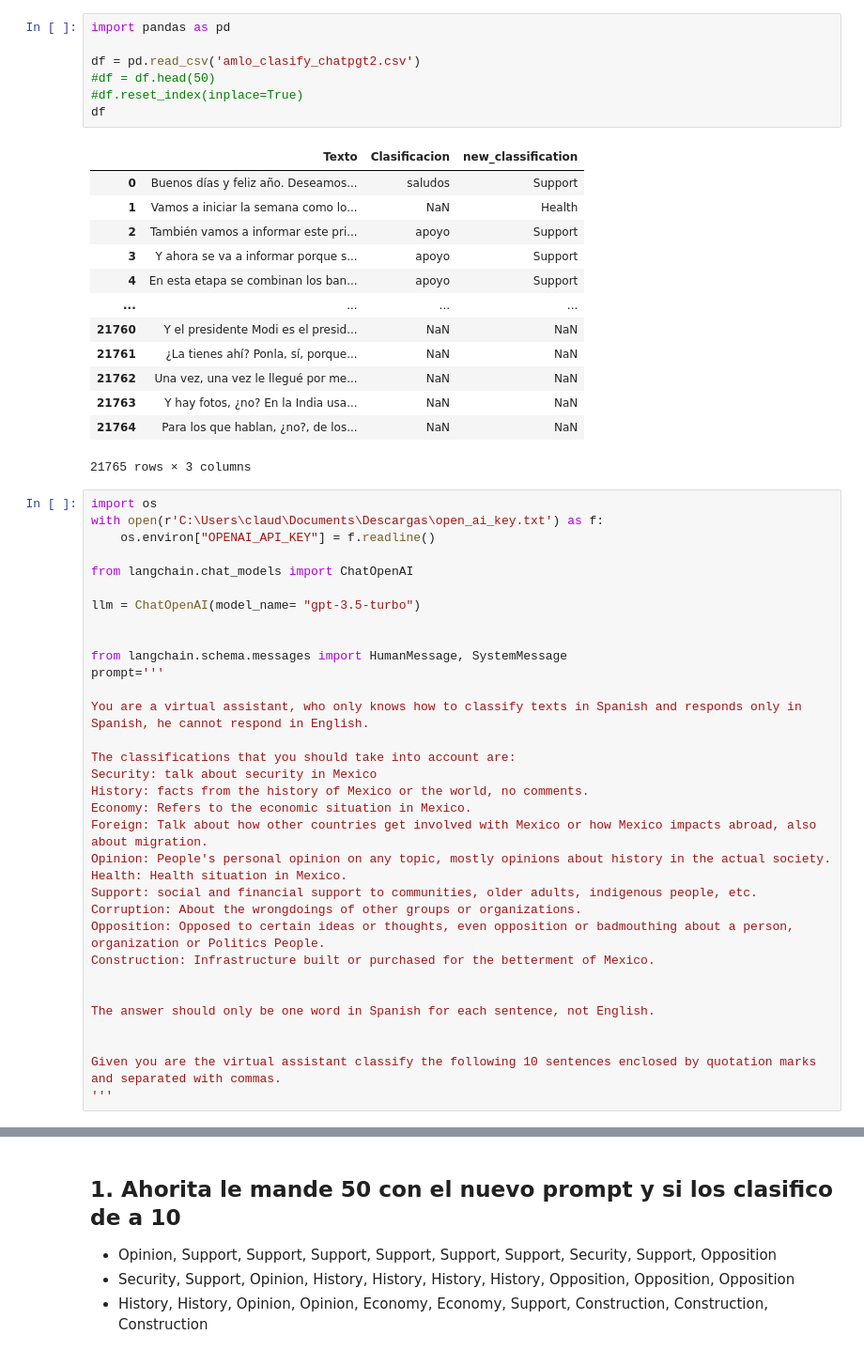
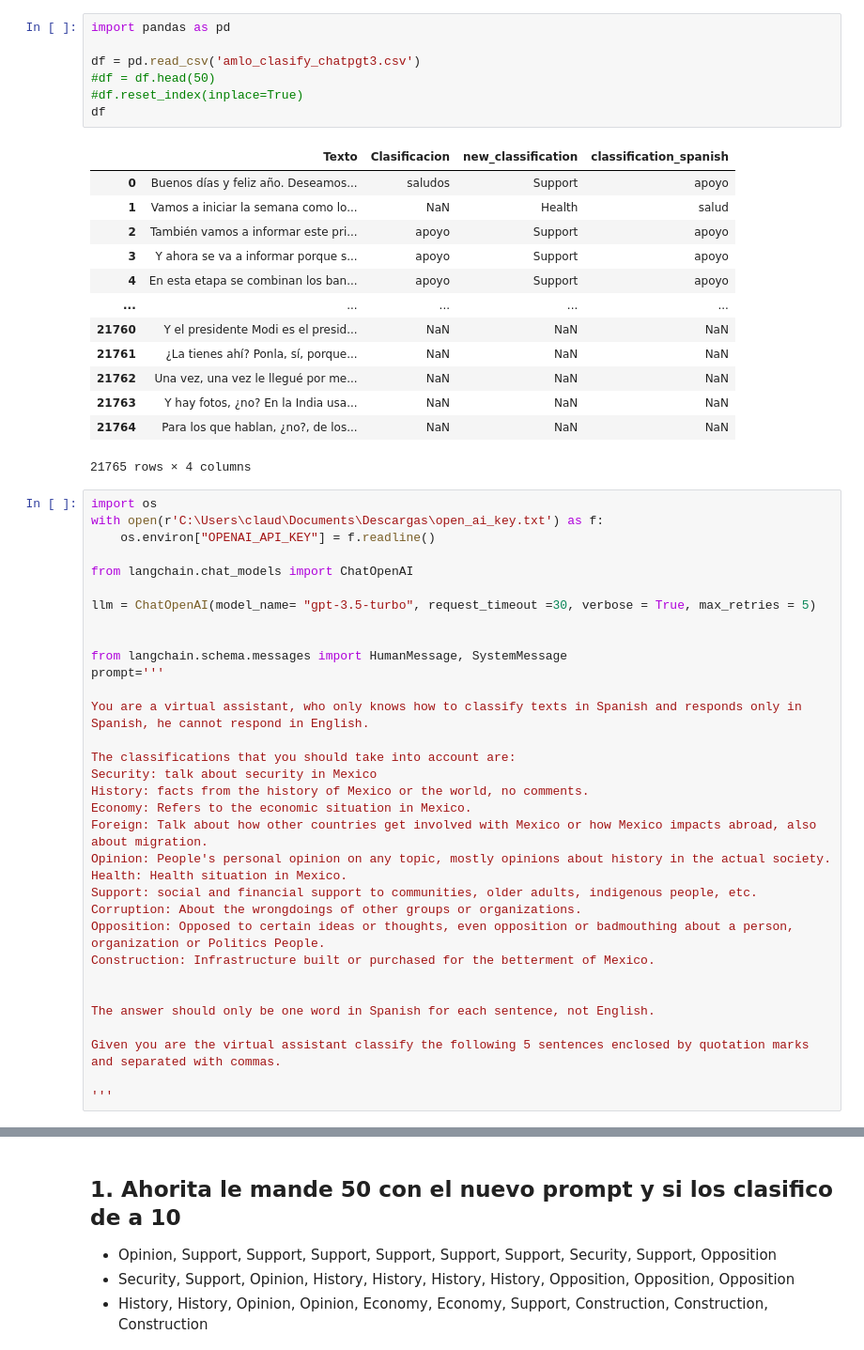
Before and after one commit to danielhtoledo2002/AMLO-CLASIFIER, a Jupyter notebook: OpenAi/Classify_amlo.ipynb, the cells around one changed output, grey strips where cells are left out. Shown at 94% size. Saved outputs shown, nothing was run; the diff lists cells and outputs as text.

Commit message:
Classify code complete
The only problem is some rare values that should be dropped around 50

```diff
--- a/OpenAi/Classify_amlo.ipynb
+++ b/OpenAi/Classify_amlo.ipynb
@@ -1,24 +1,24 @@
 # %%
 import pandas as pd
 
-df = pd.read_csv('amlo_clasify_chatpgt2.csv')
+df = pd.read_csv('amlo_clasify_chatpgt3.csv')
 #df = df.head(50)
 #df.reset_index(inplace=True)
 df
 # %% [output]
-|  | Texto | Clasificacion | new_classification |
-| 0 | Buenos días y feliz año. Deseamos... | saludos | Support |
-| 1 | Vamos a iniciar la semana como lo... | NaN | Health |
-| 2 | También vamos a informar este pri... | apoyo | Support |
-| 3 | Y ahora se va a informar porque s... | apoyo | Support |
-| 4 | En esta etapa se combinan los ban... | apoyo | Support |
-| ... | ... | ... | ... |
-| 21760 | Y el presidente Modi es el presid... | NaN | NaN |
-| 21761 | ¿La tienes ahí? Ponla, sí, porque... | NaN | NaN |
-| 21762 | Una vez, una vez le llegué por me... | NaN | NaN |
-| 21763 | Y hay fotos, ¿no? En la India usa... | NaN | NaN |
-| 21764 | Para los que hablan, ¿no?, de los... | NaN | NaN |
+|  | Texto | Clasificacion | new_classification | classification_spanish |
+| 0 | Buenos días y feliz año. Deseamos... | saludos | Support | apoyo |
+| 1 | Vamos a iniciar la semana como lo... | NaN | Health | salud |
+| 2 | También vamos a informar este pri... | apoyo | Support | apoyo |
+| 3 | Y ahora se va a informar porque s... | apoyo | Support | apoyo |
+| 4 | En esta etapa se combinan los ban... | apoyo | Support | apoyo |
+| ... | ... | ... | ... | ... |
+| 21760 | Y el presidente Modi es el presid... | NaN | NaN | NaN |
+| 21761 | ¿La tienes ahí? Ponla, sí, porque... | NaN | NaN | NaN |
+| 21762 | Una vez, una vez le llegué por me... | NaN | NaN | NaN |
+| 21763 | Y hay fotos, ¿no? En la India usa... | NaN | NaN | NaN |
+| 21764 | Para los que hablan, ¿no?, de los... | NaN | NaN | NaN |
-21765 rows × 3 columns
+21765 rows × 4 columns
 # %%
 import os
 with open(r'C:\Users\claud\Documents\Descargas\open_ai_key.txt') as f:
@@ -26,7 +26,7 @@ with open(r'C:\Users\claud\Documents\Descargas\open_ai_key.txt') as f:
 
 from langchain.chat_models import ChatOpenAI
 
-llm = ChatOpenAI(model_name= "gpt-3.5-turbo")
+llm = ChatOpenAI(model_name= "gpt-3.5-turbo", request_timeout =30, verbose = True, max_retries = 5)
 
 
 from langchain.schema.messages import HumanMessage, SystemMessage
@@ -49,8 +49,8 @@ Construction: Infrastructure built or purchased for the betterment of Mexico.
 
 The answer should only be one word in Spanish for each sentence, not English.
 
+Given you are the virtual assistant classify the following 5 sentences enclosed by quotation marks and separated with commas.
 
-Given you are the virtual assistant classify the following 10 sentences enclosed by quotation marks and separated with commas.
 '''
 # %%
 result = []
```
Also changed, not shown: parts of 12 cells of this notebook, 3 other files.
